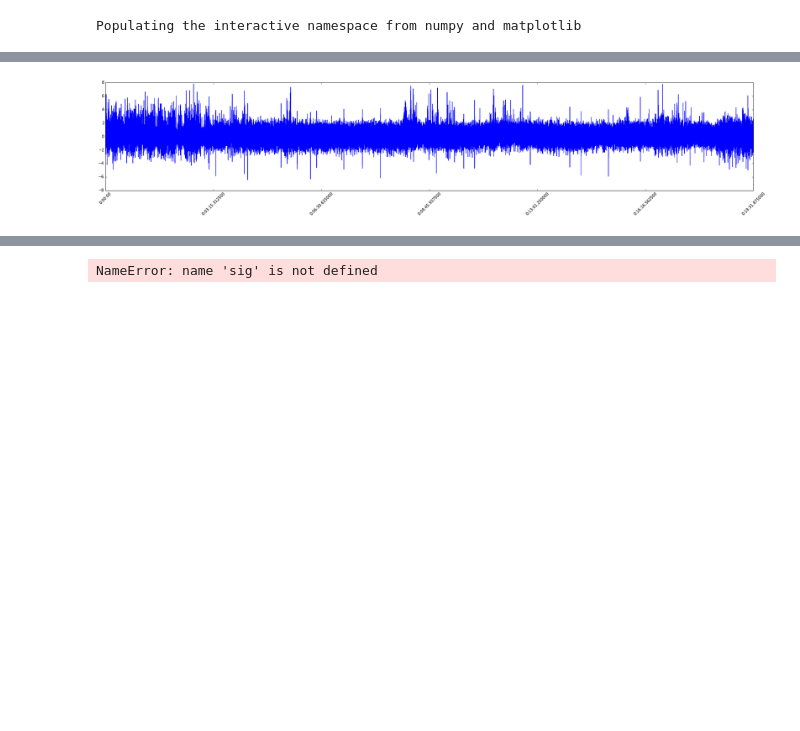
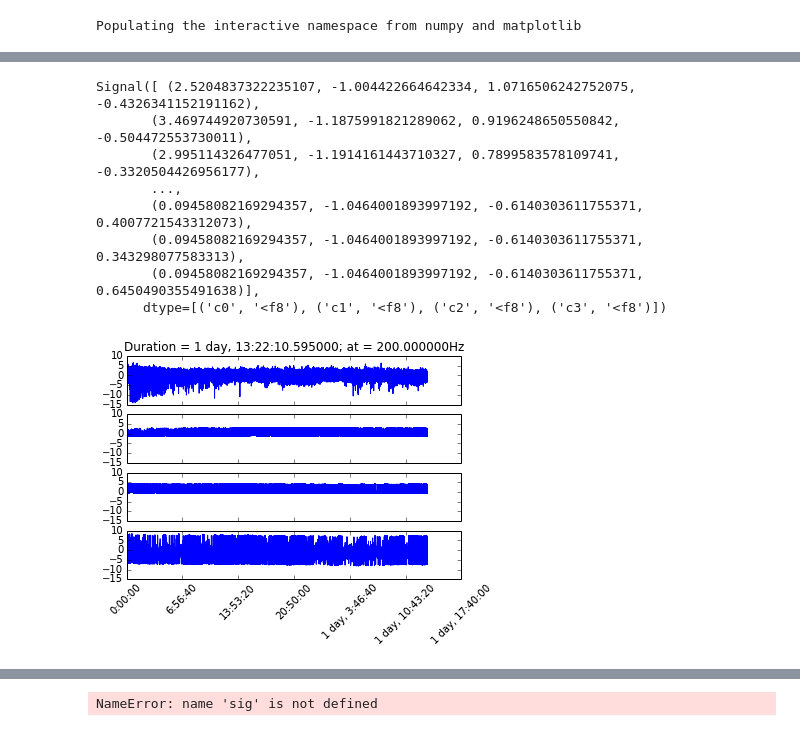
Before and after one commit to gilestrolab/pyrem, a Jupyter notebook: prototype/plot_signals.ipynb, the cells around one changed output, grey strips where cells are left out. Drawn from its saved outputs; the diff is of its cells as text; code cells hidden in the pictures; blank space fills up the shorter version.

Commit message:
new signal interface works ok. We can start now !

```diff
--- a/prototype/plot_signals.ipynb
+++ b/prototype/plot_signals.ipynb
@@ -9,10 +10,11 @@ import pylab as pl
 # %%
-seq = np.genfromtxt("/home/quentin/Desktop/rem_chunking/test_eeg_no_header.txt")
 
-to_remove =5 * int(seq.size / 100.0)
-seq = seq[to_remove: -to_remove]
-sig = pr.Signal(seq, 200.0)
-sig = sig.resample(256)
+data = pd.read_csv("/home/quentin/Desktop/mouseB.txt", engine="c", header=None, dtype=np.float32)
+sig = pr.Signal(data,200)
+to_remove =5 * int(sig.ntimepoints / 100.0)
+sig = sig[to_remove: -to_remove]
 print sig.duration
-sig[0:300000]
+# sig = sig.resample(256)
+print sig.duration
+sig
 # %% [output]
@@ -20 +23,9 @@ sig[0:300000]
+Signal([ (2.5204837322235107, -1.004422664642334, 1.0716506242752075, -0.4326341152191162),
+       (3.469744920730591, -1.1875991821289062, 0.9196248650550842, -0.504472553730011),
+       (2.995114326477051, -1.1914161443710327, 0.7899583578109741, -0.3320504426956177),
+       ...,
+       (0.09458082169294357, -1.0464001893997192, -0.6140303611755371, 0.4007721543312073),
+       (0.09458082169294357, -1.0464001893997192, -0.6140303611755371, 0.343298077583313),
+       (0.09458082169294357, -1.0464001893997192, -0.6140303611755371, 0.6450490355491638)],
+      dtype=[('c0', '<f8'), ('c1', '<f8'), ('c2', '<f8'), ('c3', '<f8')])
-[figure, old version]
+[figure, new version]
```
Also changed, not shown: parts of 3 cells of this notebook, 4 other files.
